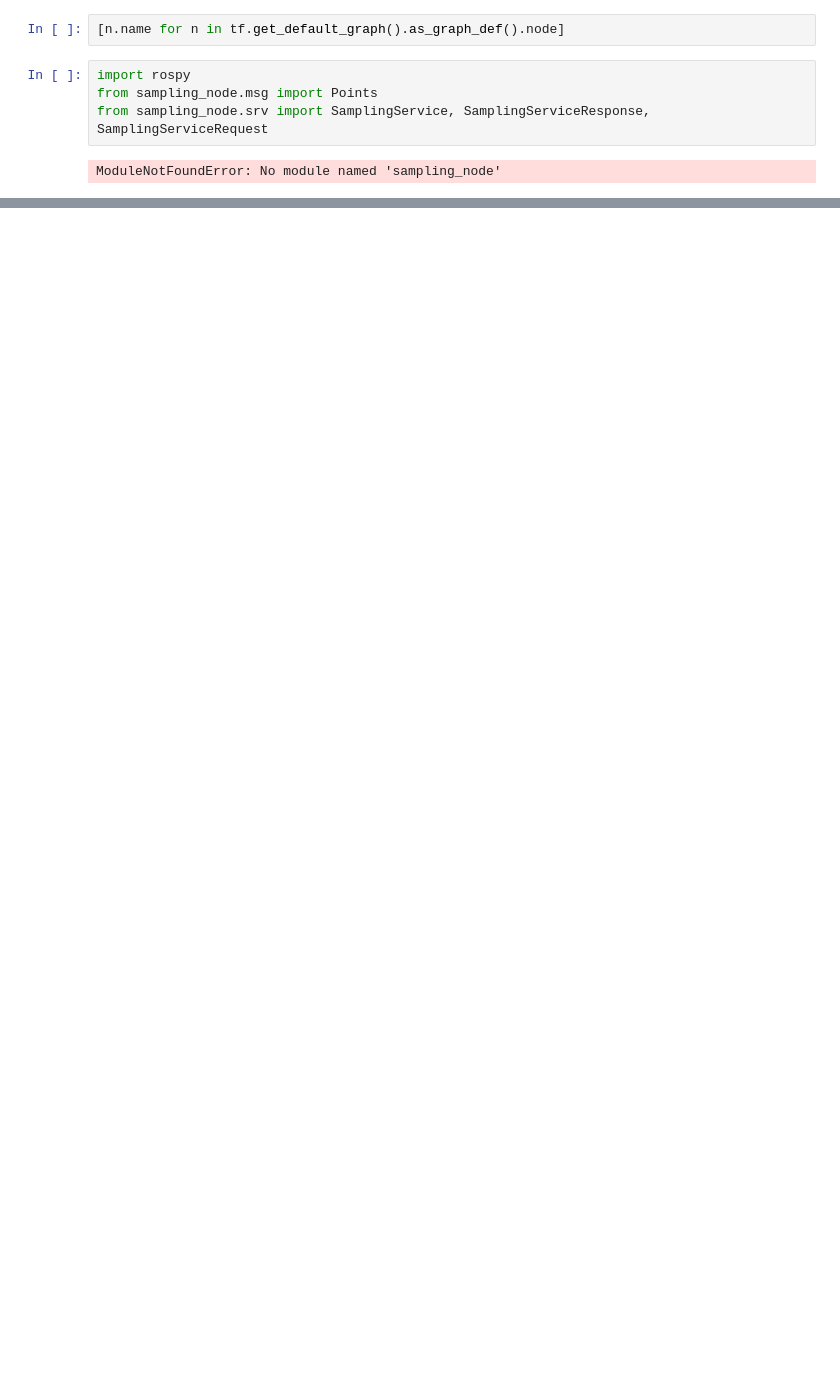
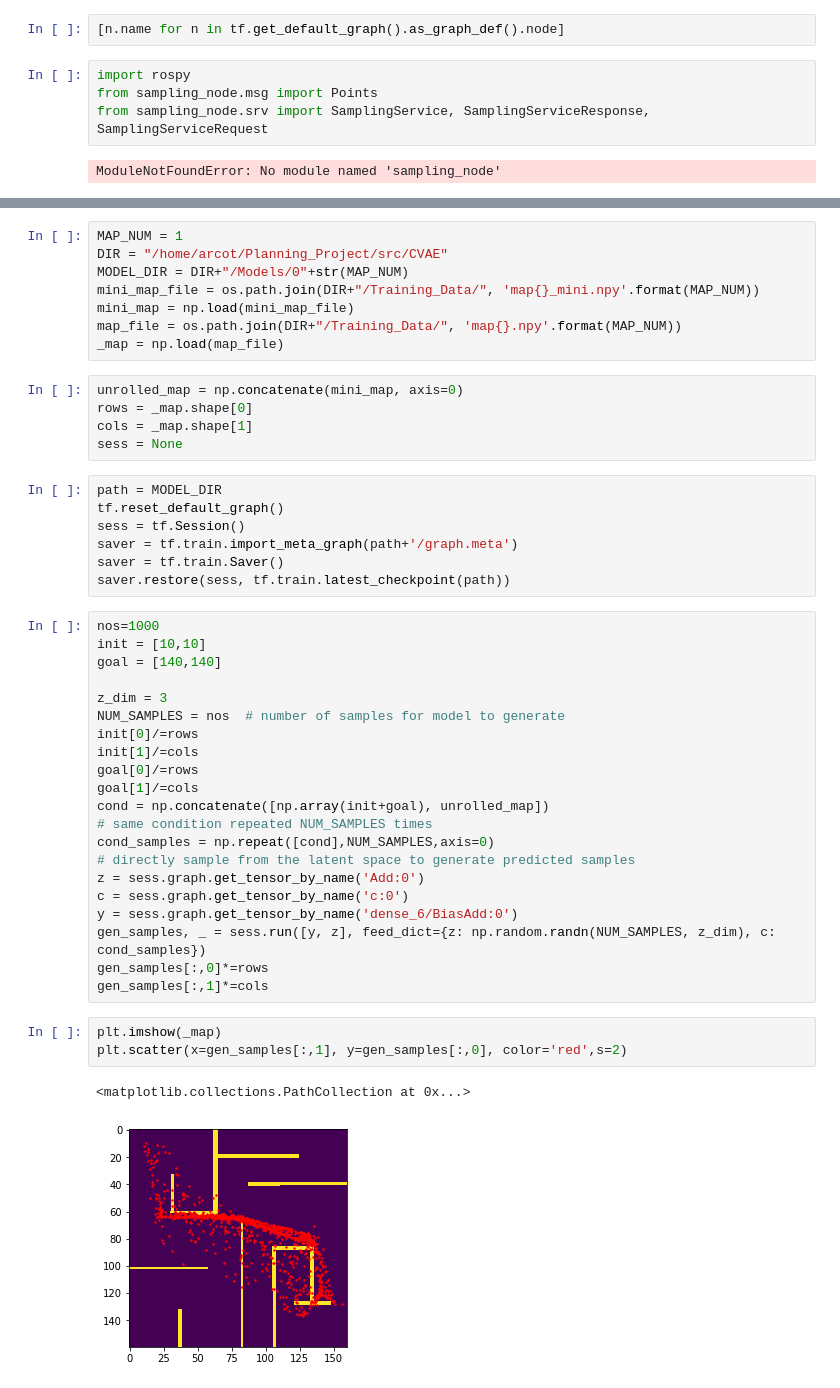
Before and after one commit to kartikarcot/Planning_Project, a Jupyter notebook: CVAE/LearningNarrowPassages.ipynb, the cells around one changed output, grey strips where cells are left out. Cells and saved outputs as stored; diff of their text form; blank space fills up the shorter version.

```diff
--- a/CVAE/LearningNarrowPassages.ipynb
+++ b/CVAE/LearningNarrowPassages.ipynb
@@ -340,0 +347,47 @@ ModuleNotFoundError: No module named 'sampling_node'
+# %%
+MAP_NUM = 1
+DIR = "/home/arcot/Planning_Project/src/CVAE"
+MODEL_DIR = DIR+"/Models/0"+str(MAP_NUM)
+mini_map_file = os.path.join(DIR+"/Training_Data/", 'map{}_mini.npy'.format(MAP_NUM))
+mini_map = np.load(mini_map_file)
+map_file = os.path.join(DIR+"/Training_Data/", 'map{}.npy'.format(MAP_NUM))
+_map = np.load(map_file)
+# %%
+unrolled_map = np.concatenate(mini_map, axis=0)
+rows = _map.shape[0]
+cols = _map.shape[1]
+sess = None
+# %%
+path = MODEL_DIR
+tf.reset_default_graph()
+sess = tf.Session()
+saver = tf.train.import_meta_graph(path+'/graph.meta')
+saver = tf.train.Saver()
+saver.restore(sess, tf.train.latest_checkpoint(path))
+# %%
+nos=1000
+init = [10,10]
+goal = [140,140]
+
+z_dim = 3
+NUM_SAMPLES = nos  # number of samples for model to generate
+init[0]/=rows
+init[1]/=cols
+goal[0]/=rows
+goal[1]/=cols
+cond = np.concatenate([np.array(init+goal), unrolled_map])
+# same condition repeated NUM_SAMPLES times
+cond_samples = np.repeat([cond],NUM_SAMPLES,axis=0)
+# directly sample from the latent space to generate predicted samples
+z = sess.graph.get_tensor_by_name('Add:0')
+c = sess.graph.get_tensor_by_name('c:0')
+y = sess.graph.get_tensor_by_name('dense_6/BiasAdd:0')
+gen_samples, _ = sess.run([y, z], feed_dict={z: np.random.randn(NUM_SAMPLES, z_dim), c: cond_samples})
+gen_samples[:,0]*=rows
+gen_samples[:,1]*=cols
+# %%
+plt.imshow(_map)
+plt.scatter(x=gen_samples[:,1], y=gen_samples[:,0], color='red',s=2)
+# %% [output]
+<matplotlib.collections.PathCollection at 0x...>
+[figure, added]
```
Also changed, not shown: parts of 3 cells of this notebook, 2 other files.
